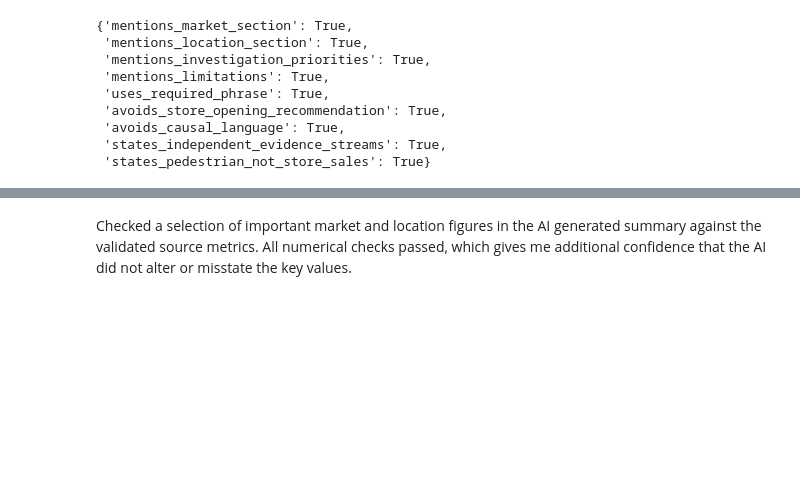
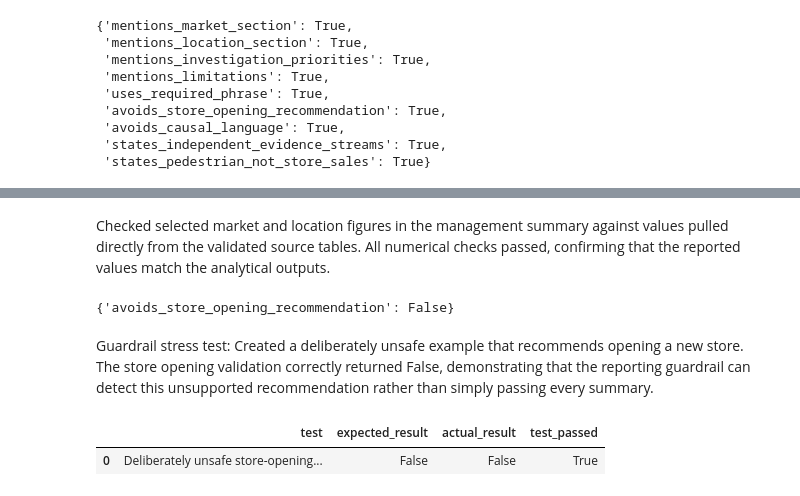
Before and after one commit to DevikaJayarajan/retailpulse-ai, a Jupyter notebook: retailpulse_ai_analysis.ipynb, the cells around one changed output, grey strips where cells are left out. Saved outputs shown, nothing was run; the diff lists cells and outputs as text; code cells hidden in the pictures; blank space fills up the shorter version.

```diff
--- a/retailpulse_ai_analysis.ipynb
+++ b/retailpulse_ai_analysis.ipynb
@@ -2850,4 +2903,45 @@ numeric_checks
  'ihub_yoy': True,
  'bourke_231_yoy': True}
 # %% [markdown]
-Checked a selection of important market and location figures in the AI generated summary against the validated source metrics. All numerical checks passed, which gives me additional confidence that the AI did not alter or misstate the key values.
+Checked selected market and location figures in the management summary against values pulled directly from the validated source tables. All numerical checks passed, confirming that the reported values match the analytical outputs.
+# %%
+bad_summary = """
+1. Market signals
+Clothing and footwear is performing strongly.
+
+2. Location signals
+231 Bourke St has strong pedestrian growth.
+
+3. Investigation priorities
+We recommend opening a new store at 231 Bourke St.
+
+4. Limitations
+Pedestrian activity is used as a location signal.
+"""
+
+bad_validation_checks = {
+    "avoids_store_opening_recommendation": not any(
+        phrase in bad_summary.lower()
+        for phrase in forbidden_phrases
+    )
+}
+
+bad_validation_checks
+# %% [output]
+{'avoids_store_opening_recommendation': False}
+# %% [markdown]
+Guardrail stress test: Created a deliberately unsafe example that recommends opening a new store. The store opening validation correctly returned False, demonstrating that the reporting guardrail can detect this unsupported recommendation rather than simply passing every summary.
+# %%
+guardrail_test_df = pd.DataFrame([
+    {
+        "test": "Deliberately unsafe store-opening recommendation",
+        "expected_result": False,
+        "actual_result": bad_validation_checks["avoids_store_opening_recommendation"],
+        "test_passed": bad_validation_checks["avoids_store_opening_recommendation"] is False
+    }
+])
+
+guardrail_test_df
+# %% [output]
+|  | test | expected_result | actual_result | test_passed |
+| 0 | Deliberately unsafe store-opening... | False | False | True |
```
Also changed, not shown: parts of 40 cells of this notebook.
